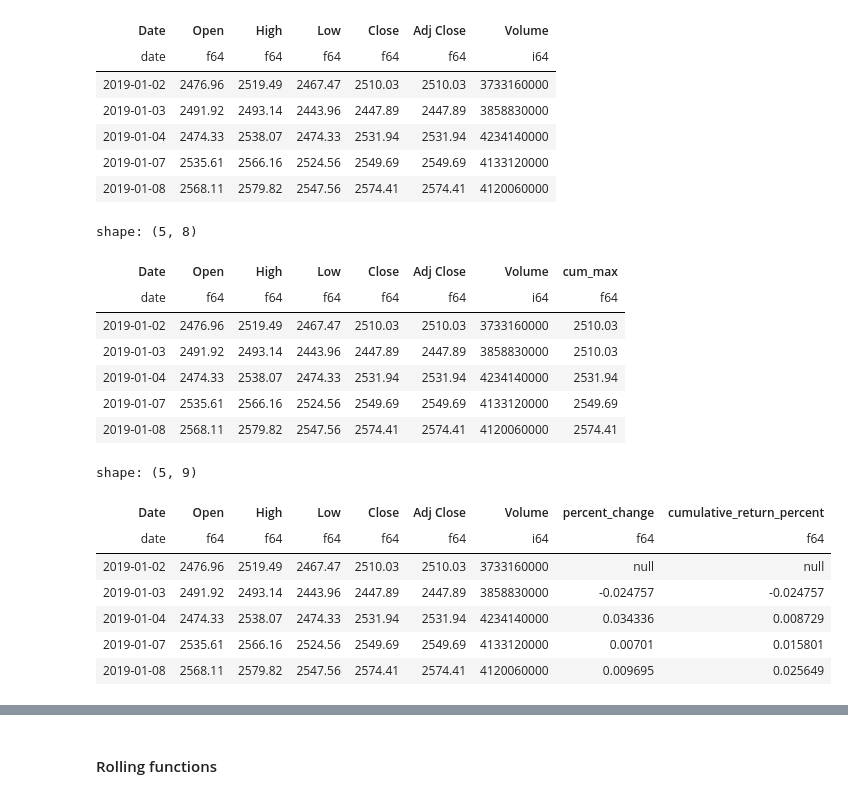
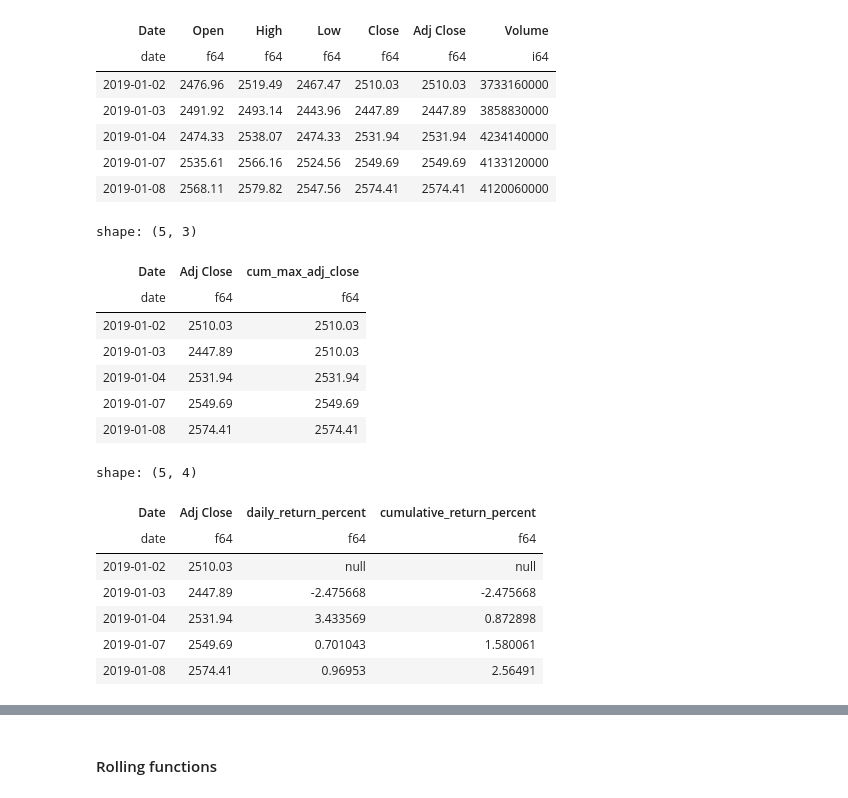
Before and after one commit to PacktPublishing/Data-Analysis-with-Polars, a Jupyter notebook: chapter_04/04.1_Advanced_data_transformation.ipynb, the cells around one changed output, grey strips where cells are left out. Saved outputs shown, nothing was run; the diff lists cells and outputs as text; code cells hidden in the pictures.

```diff
--- a/chapter_04/04.1_Advanced_data_transformation.ipynb
+++ b/chapter_04/04.1_Advanced_data_transformation.ipynb
@@ -698,13 +778,10 @@ shape: (6, 2)
 sp500 = pl.read_csv('../datasets/SP500.csv', try_parse_dates=True)
 btc = pl.read_csv('../datasets/BTC-USD.csv', try_parse_dates=True)
 
-sp500 = sp500.with_columns(
-    pl.col('Date').set_sorted()
-)
-
-btc = btc.with_columns(
-    pl.col('Date').set_sorted()
-)
+# We know the dates are sorted in the source files, so we can tell Polars about it
+# This will make some operations faster
+sp500 = sp500.with_columns(pl.col('Date').set_sorted())
+btc = btc.with_columns(pl.col('Date').set_sorted())
 # %%
 sp500.head(5)
 # %% [output]
@@ -719,35 +796,38 @@ shape: (5, 7)
 # %%
 # we can calculate the cumulative max of the adjusted close price
 
-sp500.with_columns(
-    pl.col("Adj Close").cummax().alias("cum_max")
+sp500.select(
+    'Date','Adj Close',
+    cum_max_adj_close = pl.col("Adj Close").cummax()
 ).head(5)
 # %% [output]
-shape: (5, 8)
+shape: (5, 3)
-| Date | Open | High | Low | Close | Adj Close | Volume | cum_max |
-| date | f64 | f64 | f64 | f64 | f64 | i64 | f64 |
-| 2019-01-02 | 2476.96 | 2519.49 | 2467.47 | 2510.03 | 2510.03 | 3733160000 | 2510.03 |
-| 2019-01-03 | 2491.92 | 2493.14 | 2443.96 | 2447.89 | 2447.89 | 3858830000 | 2510.03 |
-| 2019-01-04 | 2474.33 | 2538.07 | 2474.33 | 2531.94 | 2531.94 | 4234140000 | 2531.94 |
-| 2019-01-07 | 2535.61 | 2566.16 | 2524.56 | 2549.69 | 2549.69 | 4133120000 | 2549.69 |
-| 2019-01-08 | 2568.11 | 2579.82 | 2547.56 | 2574.41 | 2574.41 | 4120060000 | 2574.41 |
+| Date | Adj Close | cum_max_adj_close |
+| date | f64 | f64 |
+| 2019-01-02 | 2510.03 | 2510.03 |
+| 2019-01-03 | 2447.89 | 2510.03 |
+| 2019-01-04 | 2531.94 | 2531.94 |
+| 2019-01-07 | 2549.69 | 2549.69 |
+| 2019-01-08 | 2574.41 | 2574.41 |
 # %%
 # we can add a column with percent change, then calculate the cumulative return with cumprod
 
-sp500.with_columns(
-    pl.col("Adj Close").pct_change().alias("percent_change")
-).with_columns(
-    pl.col('percent_change').add(1).cumprod().sub(1).alias('cumulative_return_percent')
+sp500.select(
+    'Date', 'Adj Close',
+    daily_return_percent = pl.col("Adj Close").pct_change().mul(100),
+    cumulative_return_percent =
+        pl.col("Adj Close").pct_change()
+        .add(1).cumprod().sub(1).mul(100)
 ).head(5)
 # %% [output]
-shape: (5, 9)
+shape: (5, 4)
-| Date | Open | High | Low | Close | Adj Close | Volume | percent_change | cumulative_return_percent |
-| date | f64 | f64 | f64 | f64 | f64 | i64 | f64 | f64 |
-| 2019-01-02 | 2476.96 | 2519.49 | 2467.47 | 2510.03 | 2510.03 | 3733160000 | null | null |
-| 2019-01-03 | 2491.92 | 2493.14 | 2443.96 | 2447.89 | 2447.89 | 3858830000 | -0.024757 | -0.024757 |
-| 2019-01-04 | 2474.33 | 2538.07 | 2474.33 | 2531.94 | 2531.94 | 4234140000 | 0.034336 | 0.008729 |
-| 2019-01-07 | 2535.61 | 2566.16 | 2524.56 | 2549.69 | 2549.69 | 4133120000 | 0.00701 | 0.015801 |
-| 2019-01-08 | 2568.11 | 2579.82 | 2547.56 | 2574.41 | 2574.41 | 4120060000 | 0.009695 | 0.025649 |
+| Date | Adj Close | daily_return_percent | cumulative_return_percent |
+| date | f64 | f64 | f64 |
+| 2019-01-02 | 2510.03 | null | null |
+| 2019-01-03 | 2447.89 | -2.475668 | -2.475668 |
+| 2019-01-04 | 2531.94 | 3.433569 | 0.872898 |
+| 2019-01-07 | 2549.69 | 0.701043 | 1.580061 |
+| 2019-01-08 | 2574.41 | 0.96953 | 2.56491 |
 # %%
 # for more advanced calculation, a cumulative_eval function is available
 # cumulative_eval calculates a value for each row, by looking the current and all previous rows
```
Also changed, not shown: parts of 48 cells of this notebook, 2 other files.
